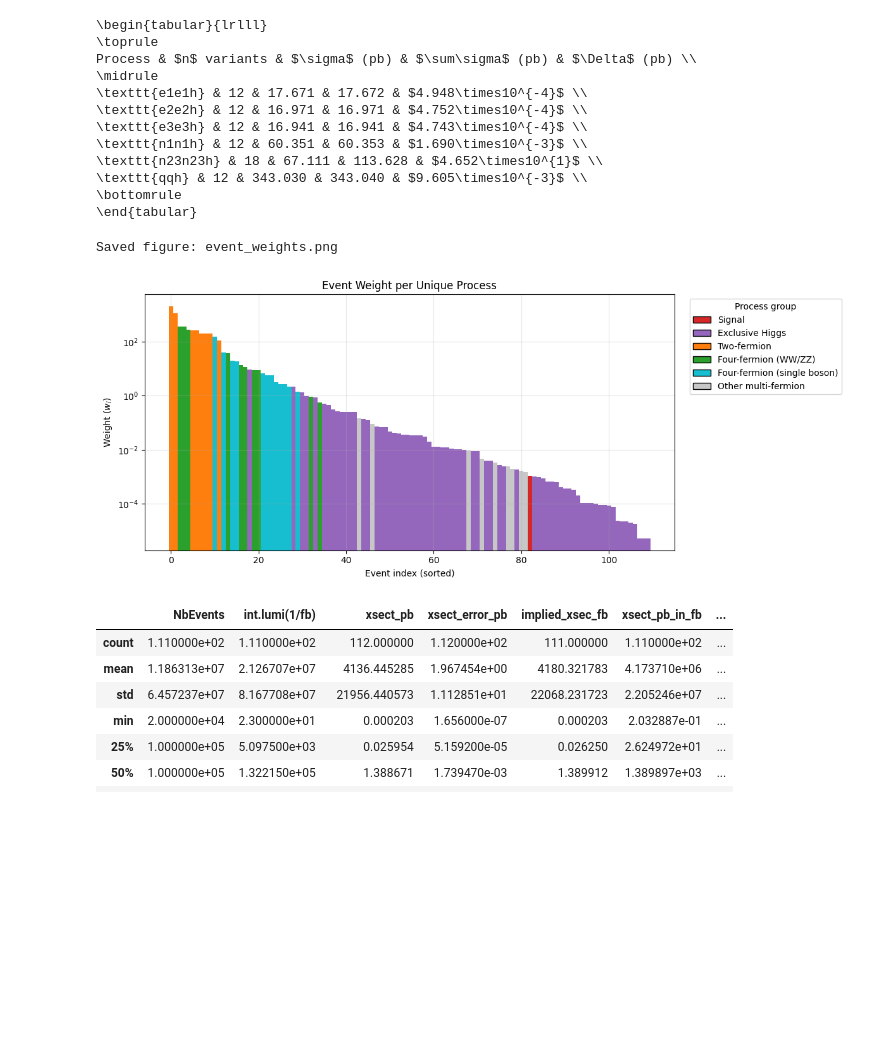
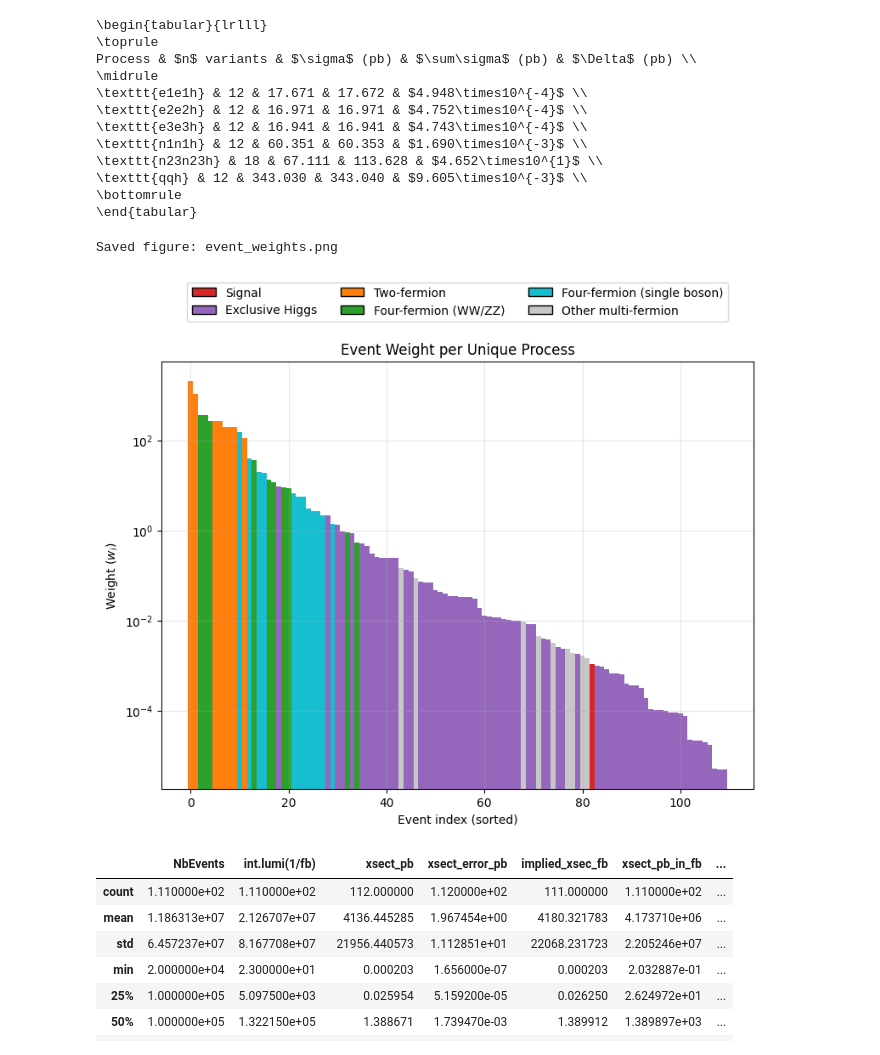
Before and after one commit to mazeeqe/tomaz-example, a Jupyter notebook: data/histogram.ipynb, the cells around one changed output. Saved outputs shown, nothing was run; the diff lists cells and outputs as text; code cells hidden in the pictures; blank space fills up the shorter version.

Commit message:
Graphs

```diff
--- a/data/histogram.ipynb
+++ b/data/histogram.ipynb
@@ -1066,7 +1066,7 @@ def plot_event_weights_bar(
     # -------------------------------------------------
     # Plot
     # -------------------------------------------------
-    fig, ax = plt.subplots(figsize=(12, 5))
+    fig, ax = plt.subplots(figsize=(9, 7.5))
 
     ax.bar(
         x_vals,
@@ -1083,7 +1083,8 @@ def plot_event_weights_bar(
     ax.set_yscale("log")
     ax.set_xlabel(xlabel)
     ax.set_ylabel(ylabel)
-    ax.set_title(title)
+    if title:
+        ax.set_title(title)
 
     ax.grid(alpha=0.3, which="both")
 
@@ -1100,39 +1101,38 @@ def plot_event_weights_bar(
             label=group,
         )
         for group in PROCESS_GROUP_ORDER
         if group in df_sorted[group_col].unique()
     ]
 
 
     ax.legend(
         handles=legend_handles,
-        title="Process group",
-        bbox_to_anchor=(1.02, 1),
-        loc="upper left",
-        frameon=True,
+        loc="upper center",
+        bbox_to_anchor=(0.5, 1.20),
+        ncol=3,
     )
 
-    plt.tight_layout()
+    fig.subplots_adjust(top=0.78)
 
     if save_path:
         plt.savefig(save_path, dpi=300)
         print(f"Saved figure: {save_path}")
 
     plt.show()
 
 plot_event_weights_bar(
     cleaned_df,
     weight_col="weight",
     group_col="process_group",
     signal_tag="Signal",
     title="Event Weight per Unique Process",
     xlabel="Event index (sorted)",
     ylabel=r"Weight ($w_{i}$)",
     save_path="event_weights.png",
 )
 # %% [output]
 Saved figure: event_weights.png
-[figure, old version]
+[figure, new version]
 # %%
 cleaned_df.describe()
 # %% [output]
```
Also changed, not shown: parts of 25 cells of this notebook, 25 other files.
